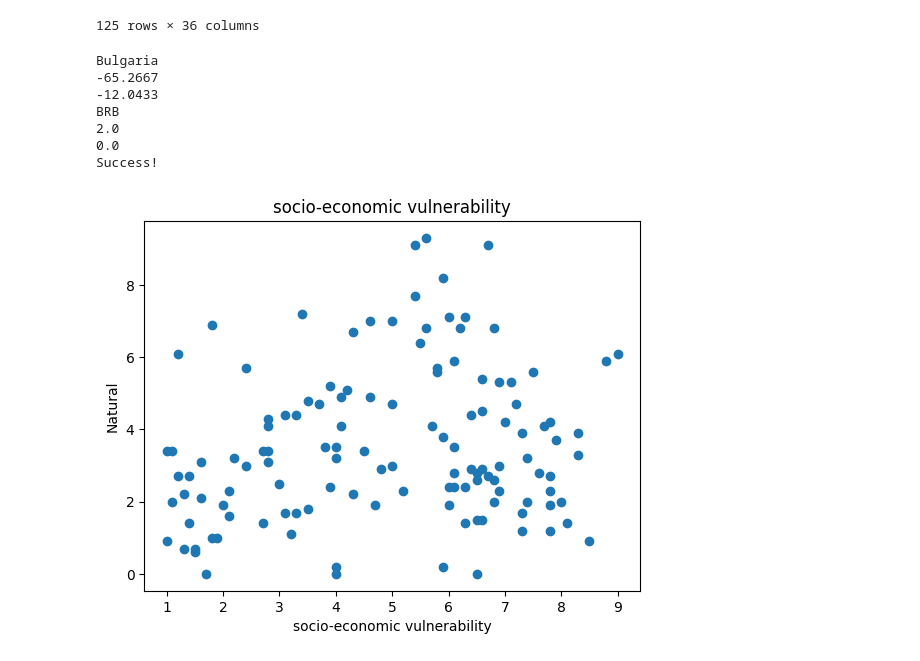
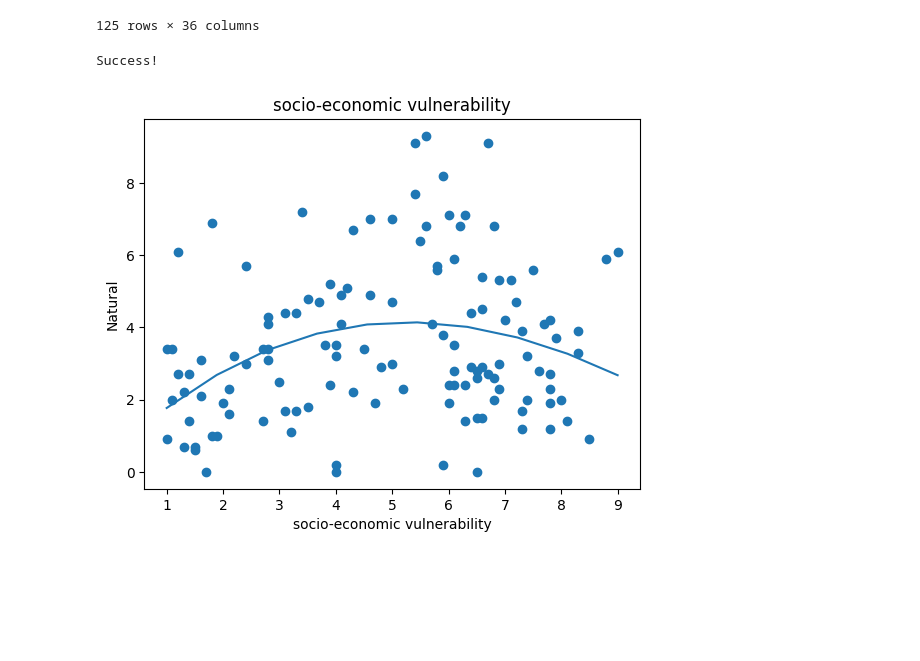
Before and after one commit to olliemason03/Data-Assignment, a Jupyter notebook: Untitled-2 (2).ipynb, the cells around one changed output. Cells and saved outputs as stored; diff of their text form; code cells hidden in the pictures; blank space fills up the shorter version.

```diff
--- a/Untitled-2 (2).ipynb
+++ b/Untitled-2 (2).ipynb
@@ -50,29 +53,13 @@ Human = world_disaster["Human"].values.tolist()
 Natural = world_disaster["Natural"].values.tolist()
 
 countries.sort()
-longitude.sort()
-latitude.sort()
-countryCode.sort()
-sev.sort()
-flood.sort()
 
-print(countries[18])
-print(longitude[18])
-print(latitude[18])
-print(countryCode[18])
-print(sev[18])
-print(flood[18])
+
 
 
 
 print("Success!")
 # %% [output]
-Bulgaria
--65.2667
--12.0433
-BRB
-2.0
-0.0
 Success!
 # %%
 fig = px.choropleth(world_disaster, locations="ISO3",
@@ -96,12 +83,19 @@ fig["layout"].pop("updatemenus")
 fig.show()
 # %%
 
-plt.scatter(world_disaster['Socio-Economic Vulnerability'],world_disaster['Natural'])
+x = world_disaster['Socio-Economic Vulnerability']
+y = world_disaster['Natural']
+mymodel = np.poly1d(np.polyfit(x, y, 3))
+
+myline = np.linspace(1, 9, 10)
+
+plt.scatter(x, y)
+plt.plot(myline, mymodel(myline))
 plt.title("socio-economic vulnerability")
 plt.xlabel('socio-economic vulnerability')
 plt.ylabel('Natural')
 plt.show()
 # %% [output]
-[figure, old version]
+[figure, new version]
 # %%
 #plotting 'SEV' against 'Natural Risk'
```
Also changed, not shown: parts of 4 cells of this notebook.
